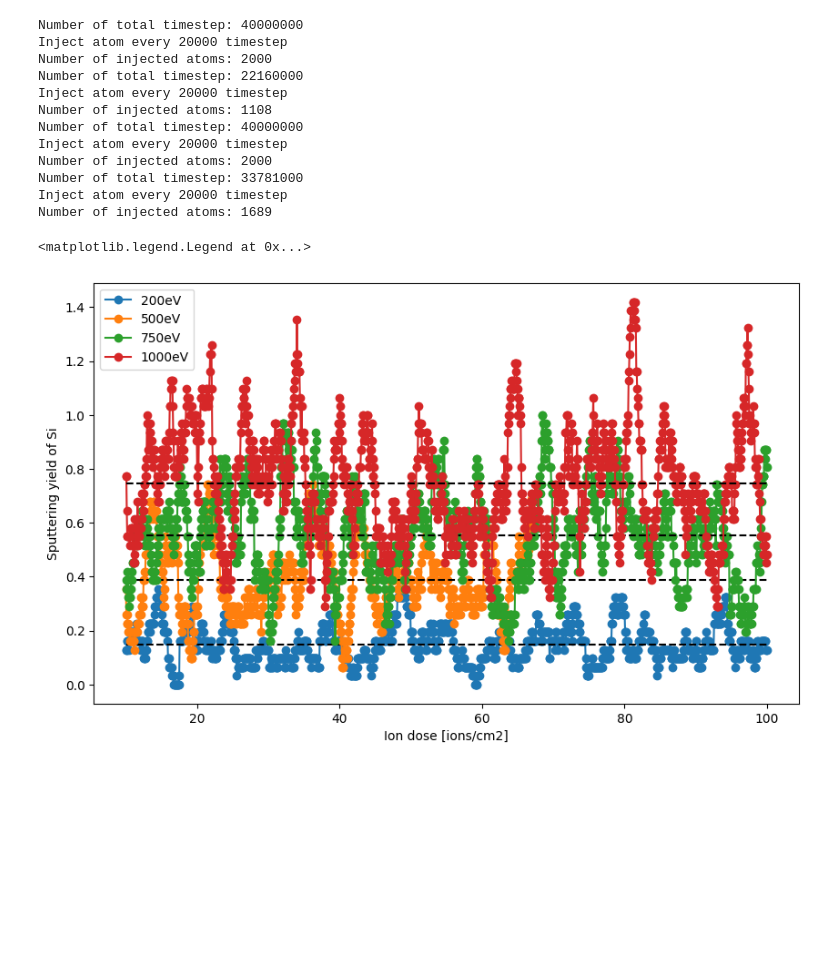
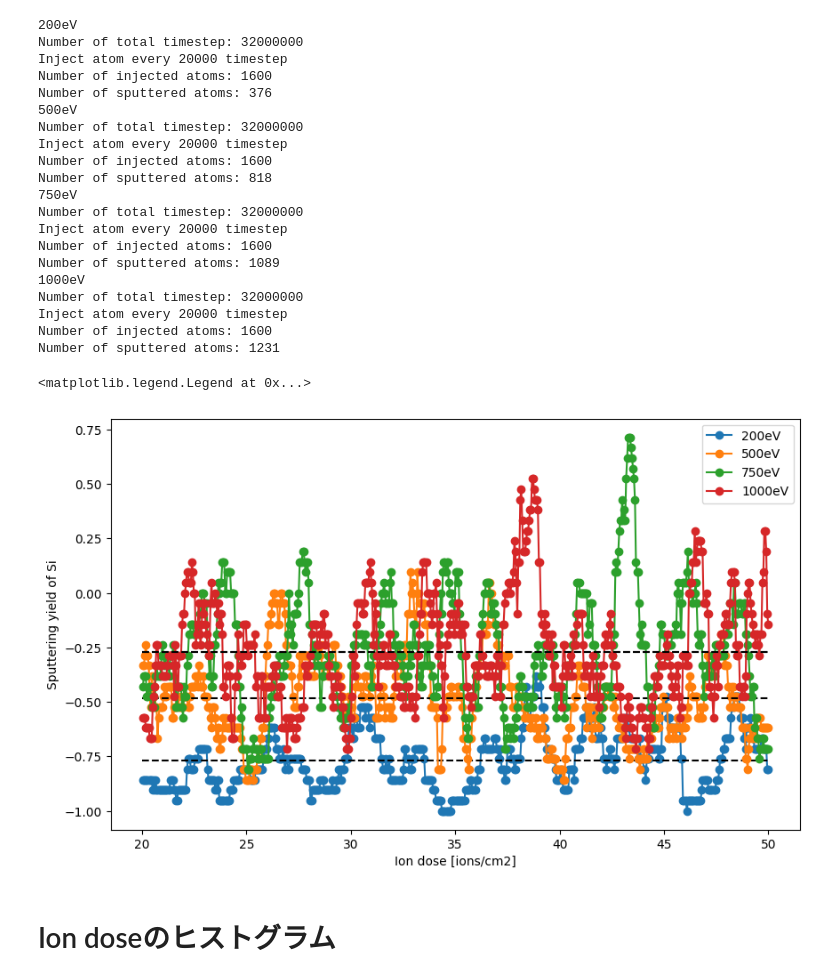
Before and after one commit to y1u0d2a1i/mlp_tools, a Jupyter notebook: notebooks/analyze/plot_sp_with_ion_dose.ipynb, the cells around one changed output. Drawn from its saved outputs; the diff is of its cells as text; code cells hidden in the pictures; blank space fills up the shorter version.

```diff
--- a/notebooks/analyze/plot_sp_with_ion_dose.ipynb
+++ b/notebooks/analyze/plot_sp_with_ion_dose.ipynb
@@ -76,3 +26,30 @@ target_dict = [
+# %%
+is_deposited = True
+target_atom_type = [1, 2]
+# ion_dose_range = (40, 80)
+ion_dose_range = (20, 80)
+target_dict = [
+    {
+        "path": "/Users/y1u0d2/desktop/Lab/result/lammps/Si/sputtering/sw/analyze_sp_with_size_of_substrate/result/etch_files/SW_W-8.5_D-25.0_E-200",
+        "label": "200eV",
+        "area": (8.5*5.43/10)**2
+    },
+    {
+        "path": "/Users/y1u0d2/desktop/Lab/result/lammps/Si/sputtering/sw/analyze_sp_with_size_of_substrate/result/etch_files/SW_W-8.5_D-25.0_E-500",
+        "label": "500eV",
+        "area": (8.5*5.43/10)**2
+    },
+    {
+        "path": "/Users/y1u0d2/desktop/Lab/result/lammps/Si/sputtering/sw/analyze_sp_with_size_of_substrate/result/etch_files/SW_W-8.5_D-25.0_E-750",
+        "label": "750eV",
+        "area": (8.5*5.43/10)**2
+    },
+    {
+        "path": "/Users/y1u0d2/desktop/Lab/result/lammps/Si/sputtering/sw/analyze_sp_with_size_of_substrate/result/etch_files/SW_W-8.5_D-25.0_E-1000",
+        "label": "1000eV",
+        "area": (8.5*5.43/10)**2
+    }
+]
 # %%
 sp_config_list = []
 for target in target_dict:
@@ -89,52 +66,65 @@ fig, ax = plt.subplots(figsize=(10, 6))
 
 sp_records = SputteringYieldRecordList(records=[])
 for sp_config in sp_config_list:
+    print(sp_config.label)
+
     sy_calculator = SputteringYieldCalculator(sp_config.path)
     sp_with_ion_dose_df = sy_calculator.get_sputtering_yield_with_ion_dose(
         area=sp_config.area,
-        num_injection=15,
+        num_injection=10,
         target_atom_type=target_atom_type
     )
     if sp_config.is_deposited:
         sp_with_ion_dose_df["num_sputtered_atom_avg"] = sp_with_ion_dose_df["num_sputtered_atom_avg"] - 1
 
     average_sp = sp_with_ion_dose_df["num_sputtered_atom_avg"].mean()
 
     if sp_config.ion_dose_range is not None:
         sp_with_ion_dose_df_range_filtered = sp_with_ion_dose_df[(sp_with_ion_dose_df["ion_dose"] >= sp_config.ion_dose_range[0]) & (sp_with_ion_dose_df["ion_dose"] <= sp_config.ion_dose_range[1])].copy()
         average_sp = sp_with_ion_dose_df_range_filtered["num_sputtered_atom_avg"].mean()
         ax.plot(sp_with_ion_dose_df_range_filtered["ion_dose"], sp_with_ion_dose_df_range_filtered["num_sputtered_atom_avg"], marker="o", label=sp_config.label)
         ax.plot([sp_config.ion_dose_range[0], sp_config.ion_dose_range[1]], [average_sp, average_sp], linestyle="--", color="black")
     else:
         average_sp = sp_with_ion_dose_df["num_sputtered_atom_avg"].mean()
         ax.plot(sp_with_ion_dose_df["ion_dose"], sp_with_ion_dose_df["num_sputtered_atom_avg"], marker="o", label=sp_config.label)
         ax.plot([ion_dose_range[0], ion_dose_range[1]], [average_sp, average_sp], linestyle="--", color="black")
         sp_with_ion_dose_df_range_filtered = None
 
     sp_records.records.append(SputteringYieldRecord(
         config=sp_config,
         sp_with_ion_dose_df=sp_with_ion_dose_df,
         sp_with_ion_dose_df_range_filtered=sp_with_ion_dose_df_range_filtered
     ))
 
+# ax.set_ylim(-1, 1.5)
 ax.set_xlabel("Ion dose [ions/cm2]")
 ax.set_ylabel("Sputtering yield of Si")
 ax.legend()
 # %% [output]
-Number of total timestep: 40000000
+200eV
+Number of total timestep: 32000000
 Inject atom every 20000 timestep
-Number of injected atoms: 2000
-Number of total timestep: 22160000
+Number of injected atoms: 1600
+Number of sputtered atoms: 376
+500eV
+Number of total timestep: 32000000
 Inject atom every 20000 timestep
-Number of injected atoms: 1108
-Number of total timestep: 40000000
+Number of injected atoms: 1600
+Number of sputtered atoms: 818
+750eV
+Number of total timestep: 32000000
 Inject atom every 20000 timestep
-Number of injected atoms: 2000
-Number of total timestep: 33781000
+Number of injected atoms: 1600
+Number of sputtered atoms: 1089
+1000eV
+Number of total timestep: 32000000
 Inject atom every 20000 timestep
-Number of injected atoms: 1689
+Number of injected atoms: 1600
+Number of sputtered atoms: 1231
 <matplotlib.legend.Legend at 0x...>
-[figure, old version]
+[figure, new version]
+# %% [markdown]
+# Ion doseのヒストグラム
 # %%
 fig, ax = plt.subplots(figsize=(10, 6))
 for sp_record in sp_records.records:
```
Also changed, not shown: parts of 5 cells of this notebook, 14 other files.
